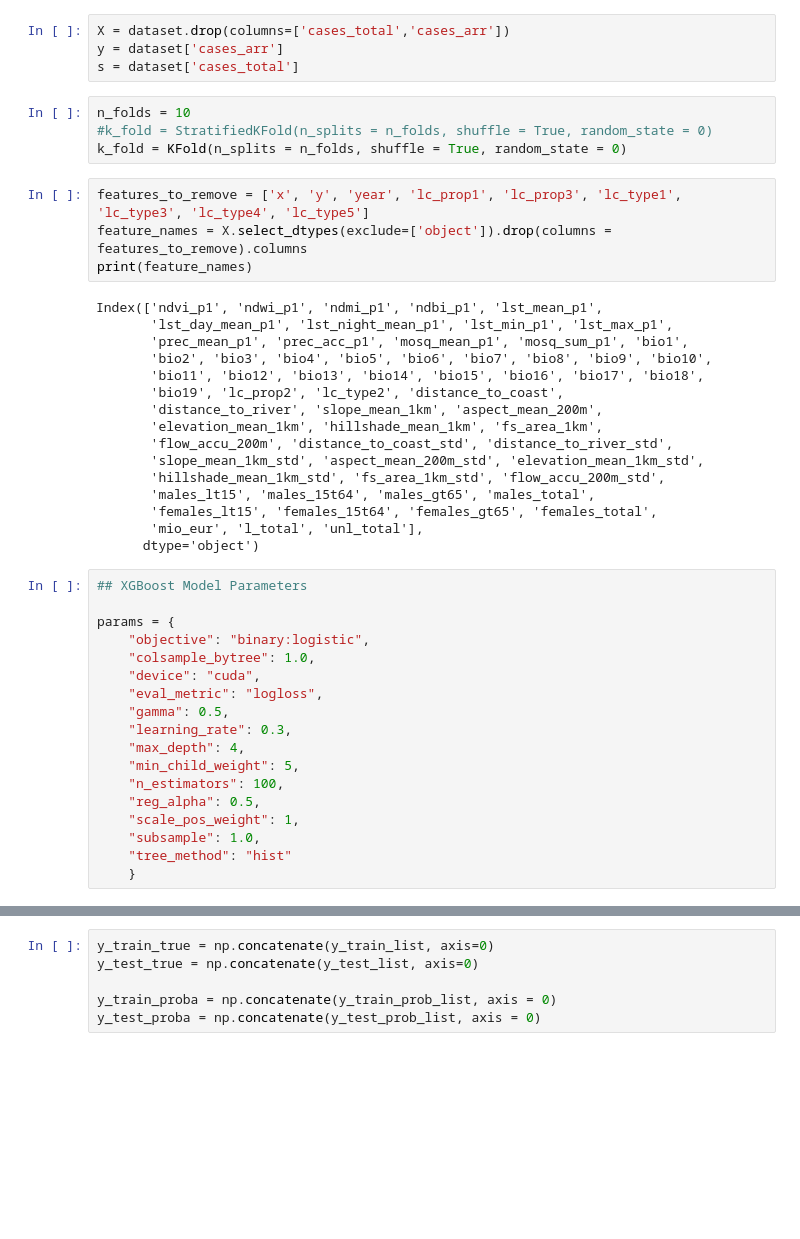
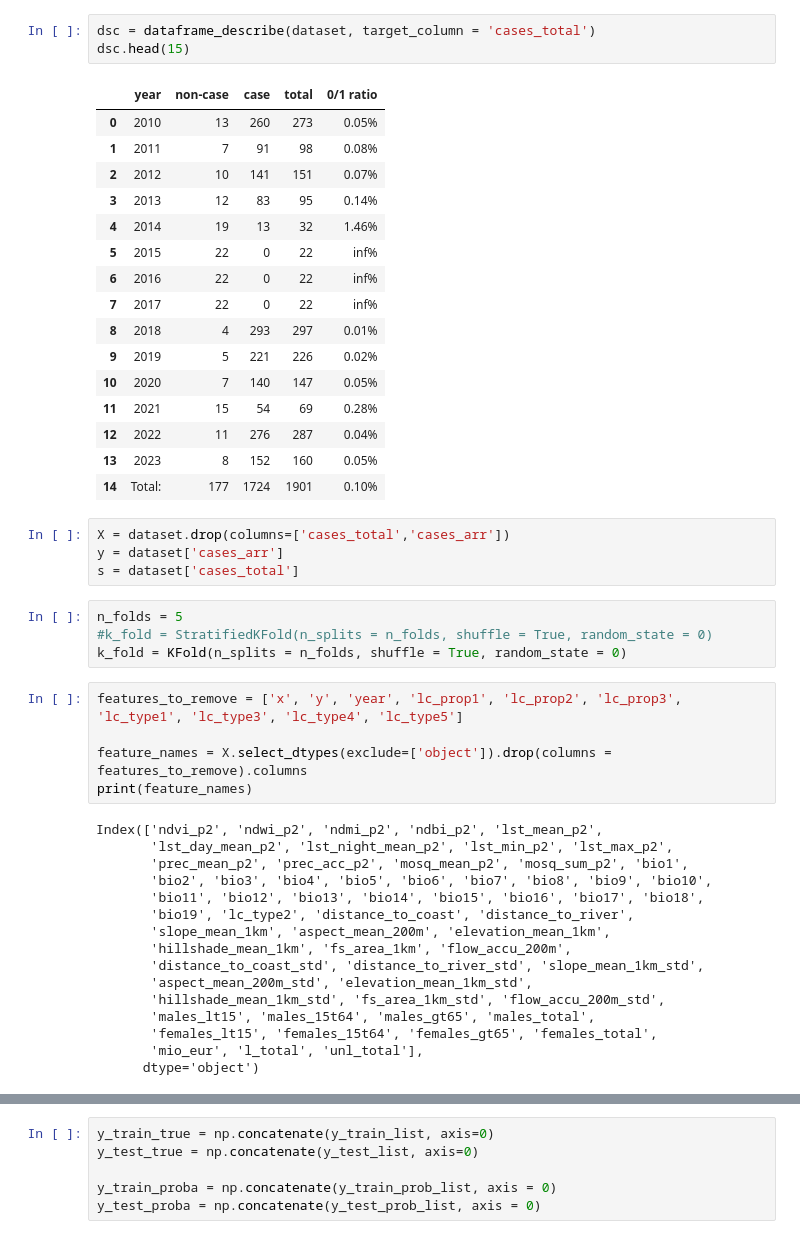
Before and after one commit to dsainidis/MBD-Prediction, a Jupyter notebook: NUTS3 - Level/Greece/notebooks/modeling/P_Models/GR_Modeling_&_Training_P2_2010-2023_xgb_kfold_multiout.ipynb, the cells around one changed output, grey strips where cells are left out. Drawn from its saved outputs; the diff is of its cells as text; blank space fills up the shorter version.

```diff
--- a/NUTS3 - Level/Greece/notebooks/modeling/P_Models/GR_Modeling_&_Training_P2_2010-2023_xgb_kfold_multiout.ipynb
+++ b/NUTS3 - Level/Greece/notebooks/modeling/P_Models/GR_Modeling_&_Training_P2_2010-2023_xgb_kfold_multiout.ipynb
@@ -80,49 +88,52 @@ dataset.head()
+# %%
+dsc = dataframe_describe(dataset, target_column = 'cases_total')
+dsc.head(15)
+# %% [output]
+|  | year | non-case | case | total | 0/1 ratio |
+| 0 | 2010 | 13 | 260 | 273 | 0.05% |
+| 1 | 2011 | 7 | 91 | 98 | 0.08% |
+| 2 | 2012 | 10 | 141 | 151 | 0.07% |
+| 3 | 2013 | 12 | 83 | 95 | 0.14% |
+| 4 | 2014 | 19 | 13 | 32 | 1.46% |
+| 5 | 2015 | 22 | 0 | 22 | inf% |
+| 6 | 2016 | 22 | 0 | 22 | inf% |
+| 7 | 2017 | 22 | 0 | 22 | inf% |
+| 8 | 2018 | 4 | 293 | 297 | 0.01% |
+| 9 | 2019 | 5 | 221 | 226 | 0.02% |
+| 10 | 2020 | 7 | 140 | 147 | 0.05% |
+| 11 | 2021 | 15 | 54 | 69 | 0.28% |
+| 12 | 2022 | 11 | 276 | 287 | 0.04% |
+| 13 | 2023 | 8 | 152 | 160 | 0.05% |
+| 14 | Total: | 177 | 1724 | 1901 | 0.10% |
 # %%
 X = dataset.drop(columns=['cases_total','cases_arr'])
 y = dataset['cases_arr']
 s = dataset['cases_total']
 # %%
-n_folds = 10
+n_folds = 5
 #k_fold = StratifiedKFold(n_splits = n_folds, shuffle = True, random_state = 0)
 k_fold = KFold(n_splits = n_folds, shuffle = True, random_state = 0)
 # %%
-features_to_remove = ['x', 'y', 'year', 'lc_prop1', 'lc_prop3', 'lc_type1', 'lc_type3', 'lc_type4', 'lc_type5']
+features_to_remove = ['x', 'y', 'year', 'lc_prop1', 'lc_prop2', 'lc_prop3', 'lc_type1', 'lc_type3', 'lc_type4', 'lc_type5']
+
 feature_names = X.select_dtypes(exclude=['object']).drop(columns = features_to_remove).columns
 print(feature_names)
 # %% [output]
-Index(['ndvi_p1', 'ndwi_p1', 'ndmi_p1', 'ndbi_p1', 'lst_mean_p1',
-       'lst_day_mean_p1', 'lst_night_mean_p1', 'lst_min_p1', 'lst_max_p1',
-       'prec_mean_p1', 'prec_acc_p1', 'mosq_mean_p1', 'mosq_sum_p1', 'bio1',
+Index(['ndvi_p2', 'ndwi_p2', 'ndmi_p2', 'ndbi_p2', 'lst_mean_p2',
+       'lst_day_mean_p2', 'lst_night_mean_p2', 'lst_min_p2', 'lst_max_p2',
+       'prec_mean_p2', 'prec_acc_p2', 'mosq_mean_p2', 'mosq_sum_p2', 'bio1',
        'bio2', 'bio3', 'bio4', 'bio5', 'bio6', 'bio7', 'bio8', 'bio9', 'bio10',
        'bio11', 'bio12', 'bio13', 'bio14', 'bio15', 'bio16', 'bio17', 'bio18',
-       'bio19', 'lc_prop2', 'lc_type2', 'distance_to_coast',
-       'distance_to_river', 'slope_mean_1km', 'aspect_mean_200m',
-       'elevation_mean_1km', 'hillshade_mean_1km', 'fs_area_1km',
-       'flow_accu_200m', 'distance_to_coast_std', 'distance_to_river_std',
-       'slope_mean_1km_std', 'aspect_mean_200m_std', 'elevation_mean_1km_std',
+       'bio19', 'lc_type2', 'distance_to_coast', 'distance_to_river',
+       'slope_mean_1km', 'aspect_mean_200m', 'elevation_mean_1km',
+       'hillshade_mean_1km', 'fs_area_1km', 'flow_accu_200m',
+       'distance_to_coast_std', 'distance_to_river_std', 'slope_mean_1km_std',
+       'aspect_mean_200m_std', 'elevation_mean_1km_std',
        'hillshade_mean_1km_std', 'fs_area_1km_std', 'flow_accu_200m_std',
        'males_lt15', 'males_15t64', 'males_gt65', 'males_total',
        'females_lt15', 'females_15t64', 'females_gt65', 'females_total',
        'mio_eur', 'l_total', 'unl_total'],
       dtype='object')
-# %%
-## XGBoost Model Parameters
-
-params = {
-    "objective": "binary:logistic",
-    "colsample_bytree": 1.0,
-    "device": "cuda",
-    "eval_metric": "logloss",
-    "gamma": 0.5,
-    "learning_rate": 0.3,
-    "max_depth": 4,
-    "min_child_weight": 5,
-    "n_estimators": 100,
-    "reg_alpha": 0.5,
-    "scale_pos_weight": 1,
-    "subsample": 1.0,
-    "tree_method": "hist"
-    }
 # %%
 fold_counter = 0
 y_train_list = []
```
Also changed, not shown: parts of 11 cells of this notebook, 4 other files.
